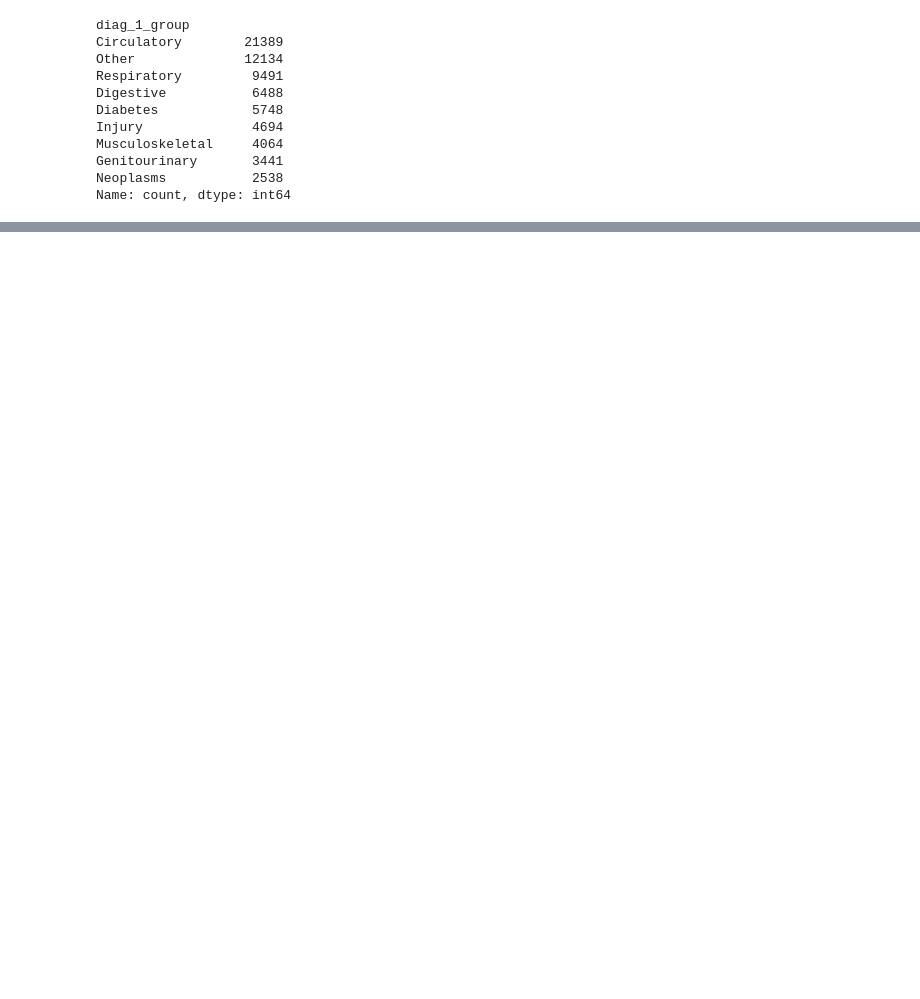
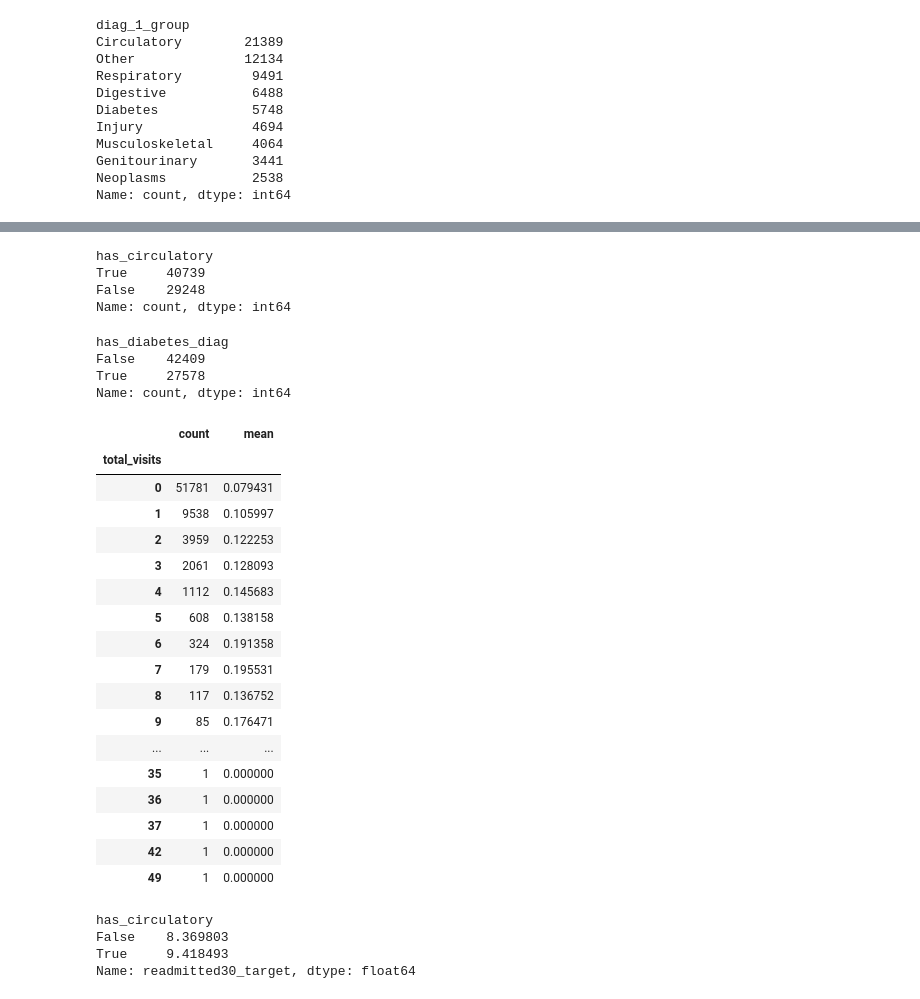
Before and after one commit to smritigupta9013/Healthcare, a Jupyter notebook: notebooks/01_eda.ipynb, the cells around one changed output, grey strips where cells are left out. Cells and saved outputs as stored; diff of their text form; code cells hidden in the pictures; blank space fills up the shorter version.

```diff
--- a/notebooks/01_eda.ipynb
+++ b/notebooks/01_eda.ipynb
@@ -1110,0 +1113,2 @@ df.head()
+# %%
+df['total_visits'] = df['number_outpatient'] + df['number_emergency'] + df['number_inpatient']
@@ -1110,0 +1130,55 @@ df.head()
+# %%
+med_cols = [
+    'metformin', 'repaglinide', 'nateglinide', 'chlorpropamide', 'glimepiride',
+    'acetohexamide', 'glipizide', 'glyburide', 'tolbutamide', 'pioglitazone',
+    'rosiglitazone', 'acarbose', 'miglitol', 'troglitazone', 'tolazamide',
+    'insulin', 'glyburide-metformin', 'glipizide-metformin',
+    'glimepiride-pioglitazone', 'metformin-rosiglitazone', 'metformin-pioglitazone'
+]
+# %%
+df['num_diabetes_meds'] = (df[med_cols] != 'No').sum(axis=1)
+# %%
+df['has_circulatory'] = ((df['diag_1_group'] == 'Circulatory') | (df['diag_2_group'] == 'Circulatory') | (df['diag_3_group'] == 'Circulatory').astype(int))
+df['has_diabetes_diag'] = ((df['diag_1_group'] == 'Diabetes') | (df['diag_2_group'] == 'Diabetes') | (df['diag_3_group'] == 'Diabetes').astype(int))
+# %%
+df['has_circulatory'].value_counts()
+# %% [output]
+has_circulatory
+True     40739
+False    29248
+Name: count, dtype: int64
+# %%
+df['has_diabetes_diag'].value_counts()
+# %% [output]
+has_diabetes_diag
+False    42409
+True     27578
+Name: count, dtype: int64
+# %%
+df.groupby('total_visits')['readmitted30_target'].agg(['count', 'mean'])
+# %% [output]
+|  | count | mean |
+| total_visits |  |  |
+| 0 | 51781 | 0.079431 |
+| 1 | 9538 | 0.105997 |
+| 2 | 3959 | 0.122253 |
+| 3 | 2061 | 0.128093 |
+| 4 | 1112 | 0.145683 |
+| 5 | 608 | 0.138158 |
+| 6 | 324 | 0.191358 |
+| 7 | 179 | 0.195531 |
+| 8 | 117 | 0.136752 |
+| 9 | 85 | 0.176471 |
+| ... | ... | ... |
+| 35 | 1 | 0.000000 |
+| 36 | 1 | 0.000000 |
+| 37 | 1 | 0.000000 |
+| 42 | 1 | 0.000000 |
+| 49 | 1 | 0.000000 |
+# %%
+df.groupby('has_circulatory')['readmitted30_target'].mean() * 100
+# %% [output]
+has_circulatory
+False    8.369803
+True     9.418493
+Name: readmitted30_target, dtype: float64
```
Also changed, not shown: parts of 17 cells of this notebook.
